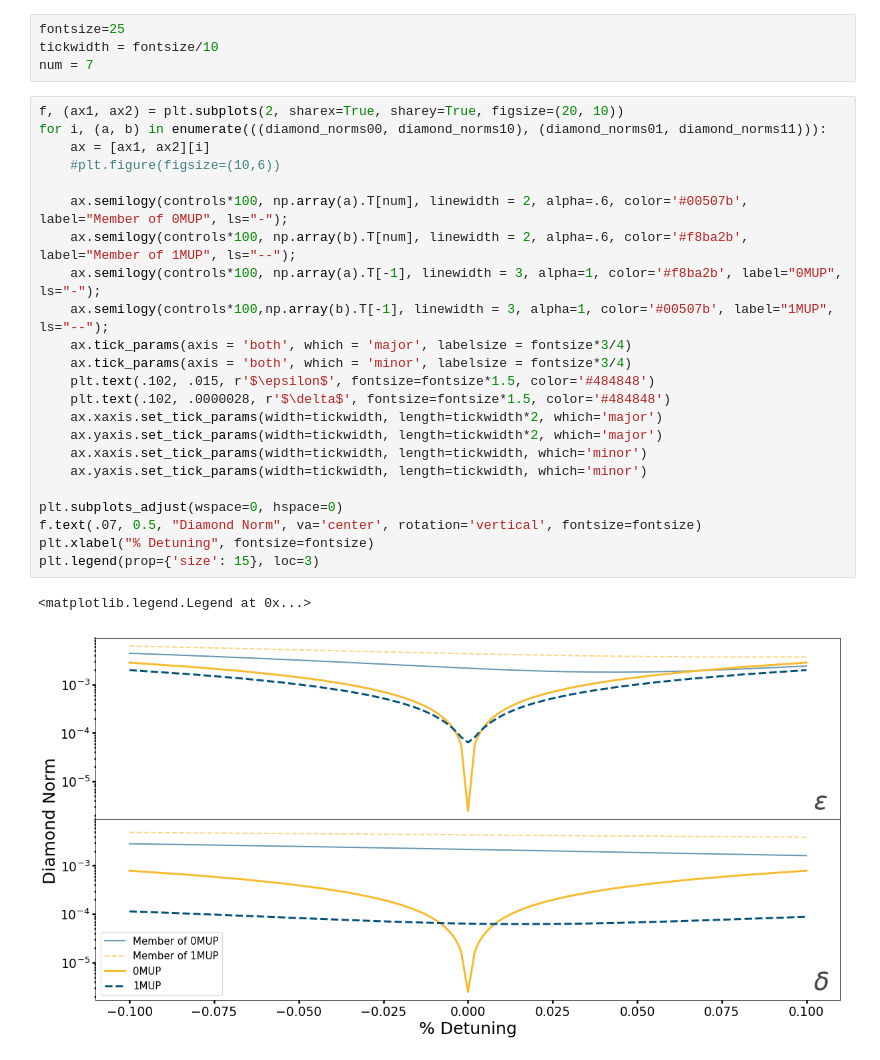
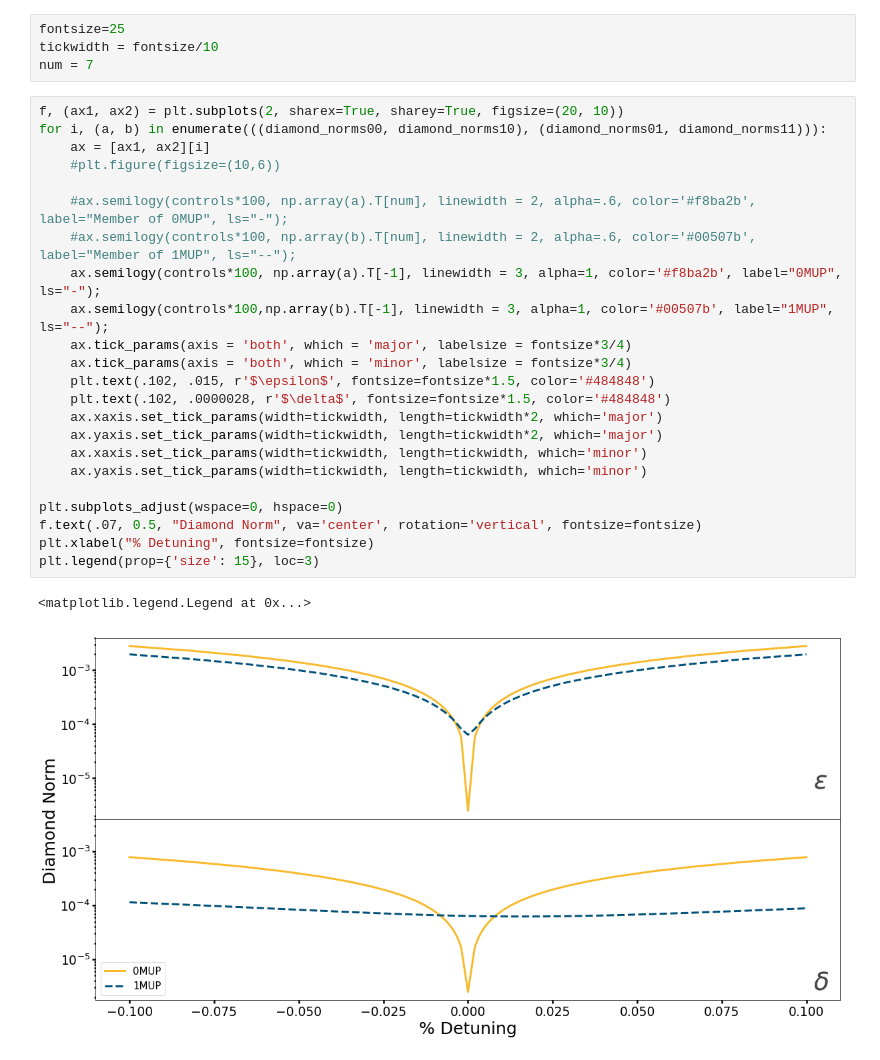
Before and after one commit to ampolloreno/decorrelating_errors, a Jupyter notebook: code/SQRT(Y).ipynb, the cells around one changed output. Drawn from its saved outputs; the diff is of its cells as text.

```diff
--- a/code/SQRT(Y).ipynb
+++ b/code/SQRT(Y).ipynb
@@ -518,26 +516,26 @@ num = 7
 # %%
 f, (ax1, ax2) = plt.subplots(2, sharex=True, sharey=True, figsize=(20, 10))
 for i, (a, b) in enumerate(((diamond_norms00, diamond_norms10), (diamond_norms01, diamond_norms11))):
     ax = [ax1, ax2][i]
     #plt.figure(figsize=(10,6))
 
-    ax.semilogy(controls*100, np.array(a).T[num], linewidth = 2, alpha=.6, color='#00507b', label="Member of 0MUP", ls="-");
-    ax.semilogy(controls*100, np.array(b).T[num], linewidth = 2, alpha=.6, color='#f8ba2b', label="Member of 1MUP", ls="--");
+    #ax.semilogy(controls*100, np.array(a).T[num], linewidth = 2, alpha=.6, color='#f8ba2b', label="Member of 0MUP", ls="-");
+    #ax.semilogy(controls*100, np.array(b).T[num], linewidth = 2, alpha=.6, color='#00507b', label="Member of 1MUP", ls="--");
     ax.semilogy(controls*100, np.array(a).T[-1], linewidth = 3, alpha=1, color='#f8ba2b', label="0MUP", ls="-");
     ax.semilogy(controls*100,np.array(b).T[-1], linewidth = 3, alpha=1, color='#00507b', label="1MUP", ls="--");
     ax.tick_params(axis = 'both', which = 'major', labelsize = fontsize*3/4)
     ax.tick_params(axis = 'both', which = 'minor', labelsize = fontsize*3/4)
     plt.text(.102, .015, r'$\epsilon$', fontsize=fontsize*1.5, color='#484848')
     plt.text(.102, .0000028, r'$\delta$', fontsize=fontsize*1.5, color='#484848')
     ax.xaxis.set_tick_params(width=tickwidth, length=tickwidth*2, which='major')
     ax.yaxis.set_tick_params(width=tickwidth, length=tickwidth*2, which='major')
     ax.xaxis.set_tick_params(width=tickwidth, length=tickwidth, which='minor')
     ax.yaxis.set_tick_params(width=tickwidth, length=tickwidth, which='minor')
 
 plt.subplots_adjust(wspace=0, hspace=0)
 f.text(.07, 0.5, "Diamond Norm", va='center', rotation='vertical', fontsize=fontsize)
 plt.xlabel("% Detuning", fontsize=fontsize)
 plt.legend(prop={'size': 15}, loc=3)
 # %% [output]
 <matplotlib.legend.Legend at 0x...>
-[figure, old version]
+[figure, new version]
```
Also changed, not shown: parts of 3 cells of this notebook, 10 other files.
